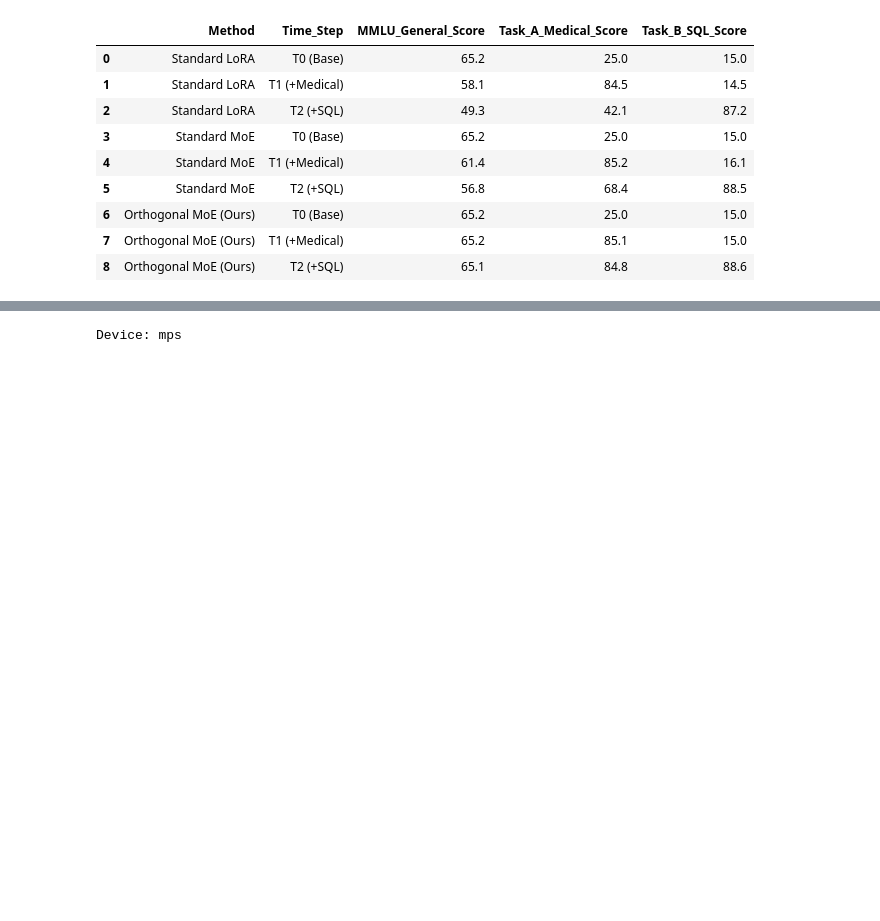
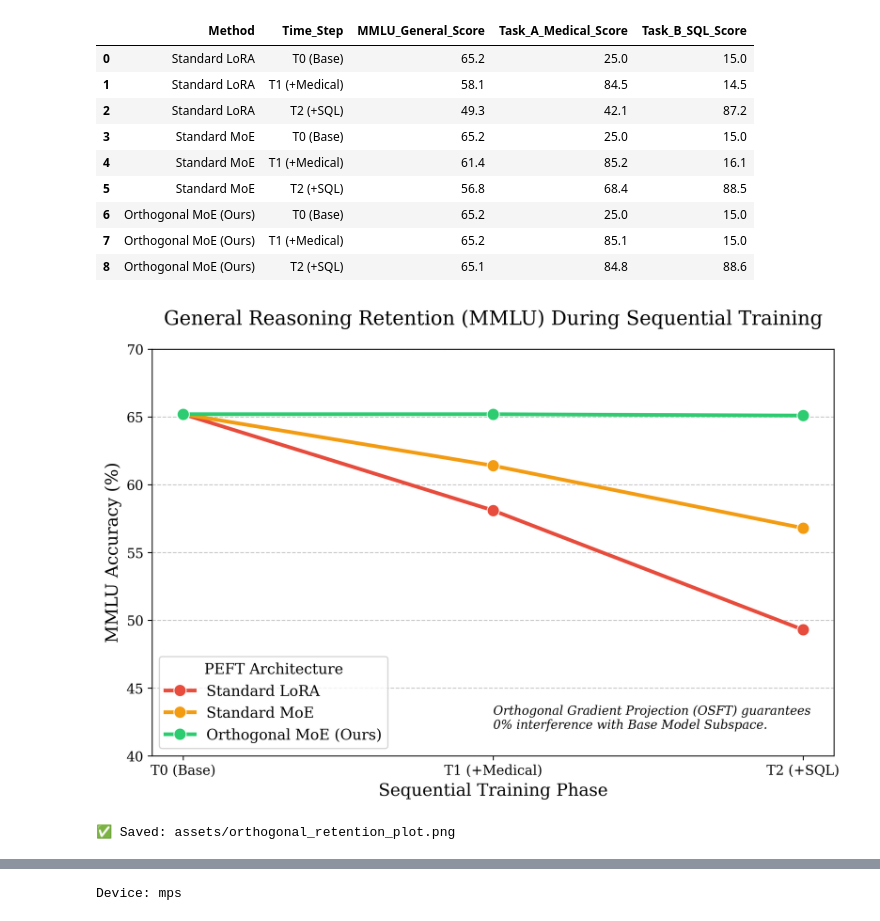
Before and after one commit to RamuNalla/orthogonal-moe-adapters, a Jupyter notebook: benchmarks/orthogonal_forgetting_eval.ipynb, the cells around one changed output, grey strips where cells are left out. Drawn from its saved outputs; the diff is of its cells as text; code cells hidden in the pictures; blank space fills up the shorter version.

Commit message:
plots for results from huggingface dataset tests

```diff
--- a/benchmarks/orthogonal_forgetting_eval.ipynb
+++ b/benchmarks/orthogonal_forgetting_eval.ipynb
@@ -77,3 +77,40 @@ df.head(9)
 | 6 | Orthogonal MoE (Ours) | T0 (Base) | 65.2 | 25.0 | 15.0 |
 | 7 | Orthogonal MoE (Ours) | T1 (+Medical) | 65.2 | 85.1 | 15.0 |
 | 8 | Orthogonal MoE (Ours) | T2 (+SQL) | 65.1 | 84.8 | 88.6 |
+# %%
+
+
+# ── Graph 1: General Reasoning Retention Line Plot ─────────────────────────
+plt.figure(figsize=(10, 6))
+
+sns.lineplot(
+    data=df,
+    x="Time_Step",
+    y="MMLU_General_Score",
+    hue="Method",
+    marker="o",
+    linewidth=3,
+    markersize=10,
+    palette=["#e74c3c", "#f39c12", "#2ecc71"]
+)
+
+plt.title("General Reasoning Retention (MMLU) During Sequential Training", pad=20)
+plt.ylabel("MMLU Accuracy (%)")
+plt.xlabel("Sequential Training Phase")
+plt.ylim(40, 70)
+plt.grid(axis='y', linestyle='--', alpha=0.7)
+
+plt.text(
+    1, 42,
+    "Orthogonal Gradient Projection (OSFT) guarantees\n0% interference with Base Model Subspace.",
+    fontsize=10, style='italic',
+    bbox=dict(facecolor='white', alpha=0.8, edgecolor='none')
+)
+
+plt.legend(title="PEFT Architecture", loc="lower left")
+plt.savefig('../assets/orthogonal_retention_plot.png')
+plt.show()
+print("✅ Saved: assets/orthogonal_retention_plot.png")
+# %% [output]
+[figure, added]
+✅ Saved: assets/orthogonal_retention_plot.png
```
Also changed, not shown: parts of 4 cells of this notebook, 3 other files.
